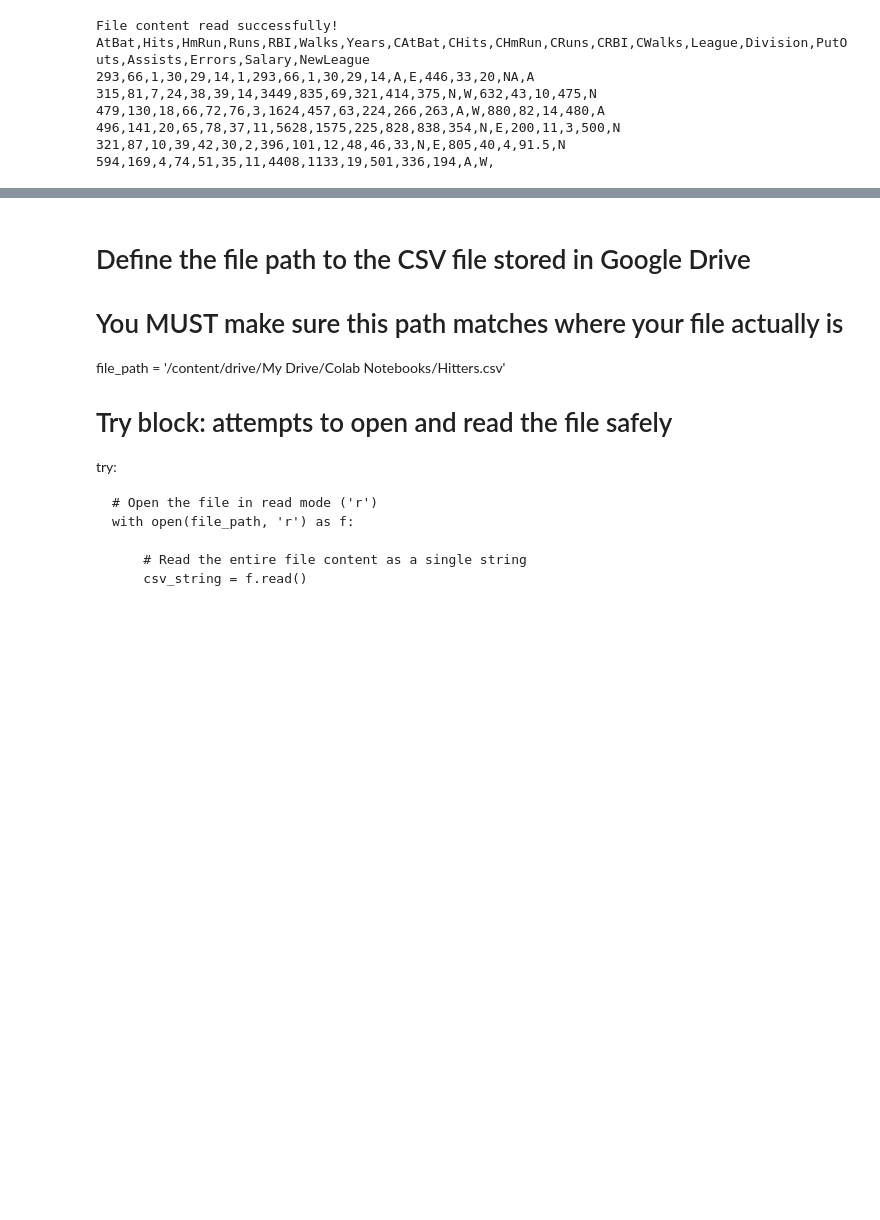
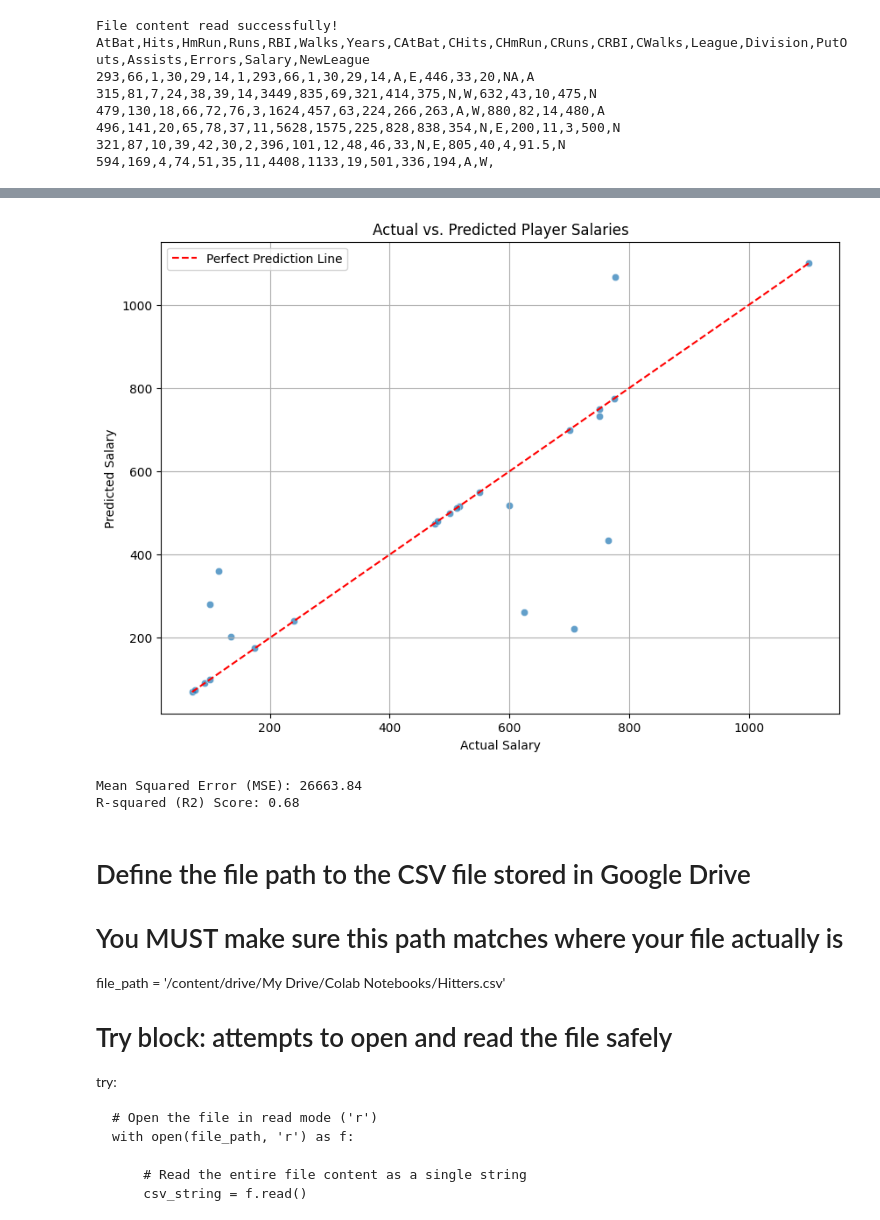
Before and after one commit to PMRv1/UTK-AI-Project-3, a Jupyter notebook: Assignment4a.ipynb, the cells around one changed output, grey strips where cells are left out. Cells and saved outputs as stored; diff of their text form; code cells hidden in the pictures; blank space fills up the shorter version.

```diff
--- a/Assignment4a.ipynb
+++ b/Assignment4a.ipynb
@@ -48,9 +48,12 @@ import pandas as pd
 import matplotlib.pyplot as plt
 import io
 
-HF_TOKEN = userdata.get('HF_TOKEN')
-MODEL_ID  = "Qwen/Qwen2.5-72B-Instruct"
-client    = InferenceClient(model=MODEL_ID, token=HF_TOKEN)
+# Retrieve your Hugging Face API token stored in Colab secrets
+HF_TOKEN = userdata.get('HF_TOKEN_V2')
+
+# Using a smaller 7B model to avoid 402 Payment Required and 504 Timeout on the free tier
+MODEL_ID = "Qwen/Qwen2.5-7B-Instruct"
+client = InferenceClient(model=MODEL_ID, token=HF_TOKEN)
 
 def ask(prompt, max_new_tokens=600):
     response = client.chat_completion(
@@ -141,7 +144,7 @@ from google.colab import drive
 # Mount (connect) your Google Drive to the Colab environment
 drive.mount('/content/drive')
 # %%
-file_path = '/content/drive/My Drive/Colab Notebooks/Hitters.csv' # Update with the correct path if needed
+file_path = '/content/Hitters.csv' # Updated path
 
 try:
     with open(file_path, 'r') as f:
@@ -164,3 +317,28 @@ AtBat,Hits,HmRun,Runs,RBI,Walks,Years,CAtBat,CHits,CHmRun,CRuns,CRBI,CWalks,Leag
+# %%
+if not df_compare.empty:
+    plt.figure(figsize=(10, 7))
+    sns.scatterplot(x='Salary', y='Predicted_Salary', data=df_compare, alpha=0.7)
+    plt.title('Actual vs. Predicted Player Salaries')
+    plt.xlabel('Actual Salary')
+    plt.ylabel('Predicted Salary')
+    plt.plot([df_compare['Salary'].min(), df_compare['Salary'].max()],
+             [df_compare['Salary'].min(), df_compare['Salary'].max()],
+             color='red', linestyle='--', label='Perfect Prediction Line')
+    plt.grid(True)
+    plt.legend()
+    plt.show()
+
+    # Optionally, calculate and display performance metrics
+    mse = mean_squared_error(df_compare['Salary'], df_compare['Predicted_Salary'])
+    r2 = r2_score(df_compare['Salary'], df_compare['Predicted_Salary'])
+    print(f"\nMean Squared Error (MSE): {mse:.2f}")
+    print(f"R-squared (R2) Score: {r2:.2f}")
+else:
+    print("No data available in df_compare for plotting.")
+# %% [output]
+[figure, added]
+Mean Squared Error (MSE): 26663.84
+R-squared (R2) Score: 0.68
 # %% [markdown]
 # Define the file path to the CSV file stored in Google Drive
 # You MUST make sure this path matches where your file actually is
```
Also changed, not shown: parts of 8 cells of this notebook.
